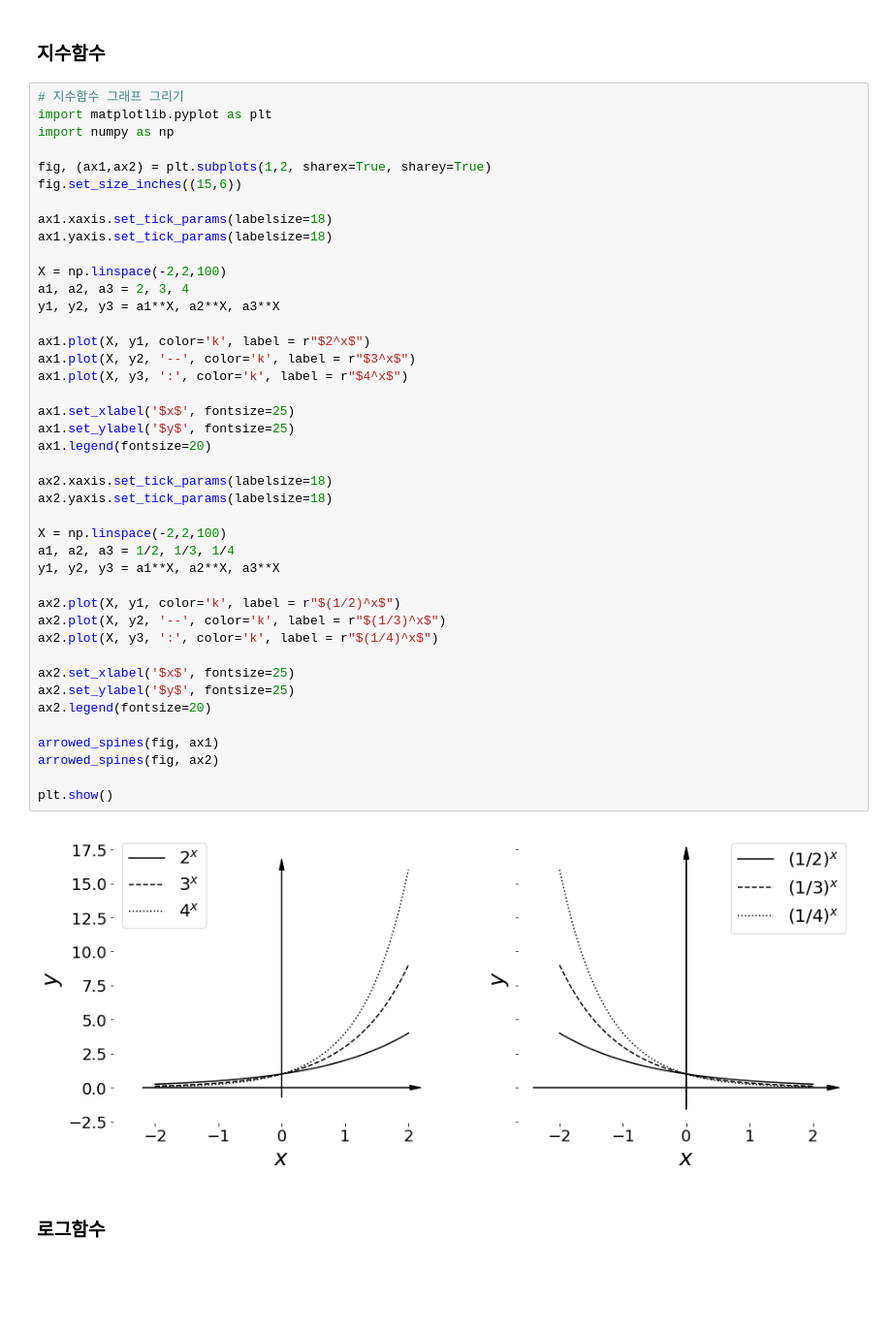
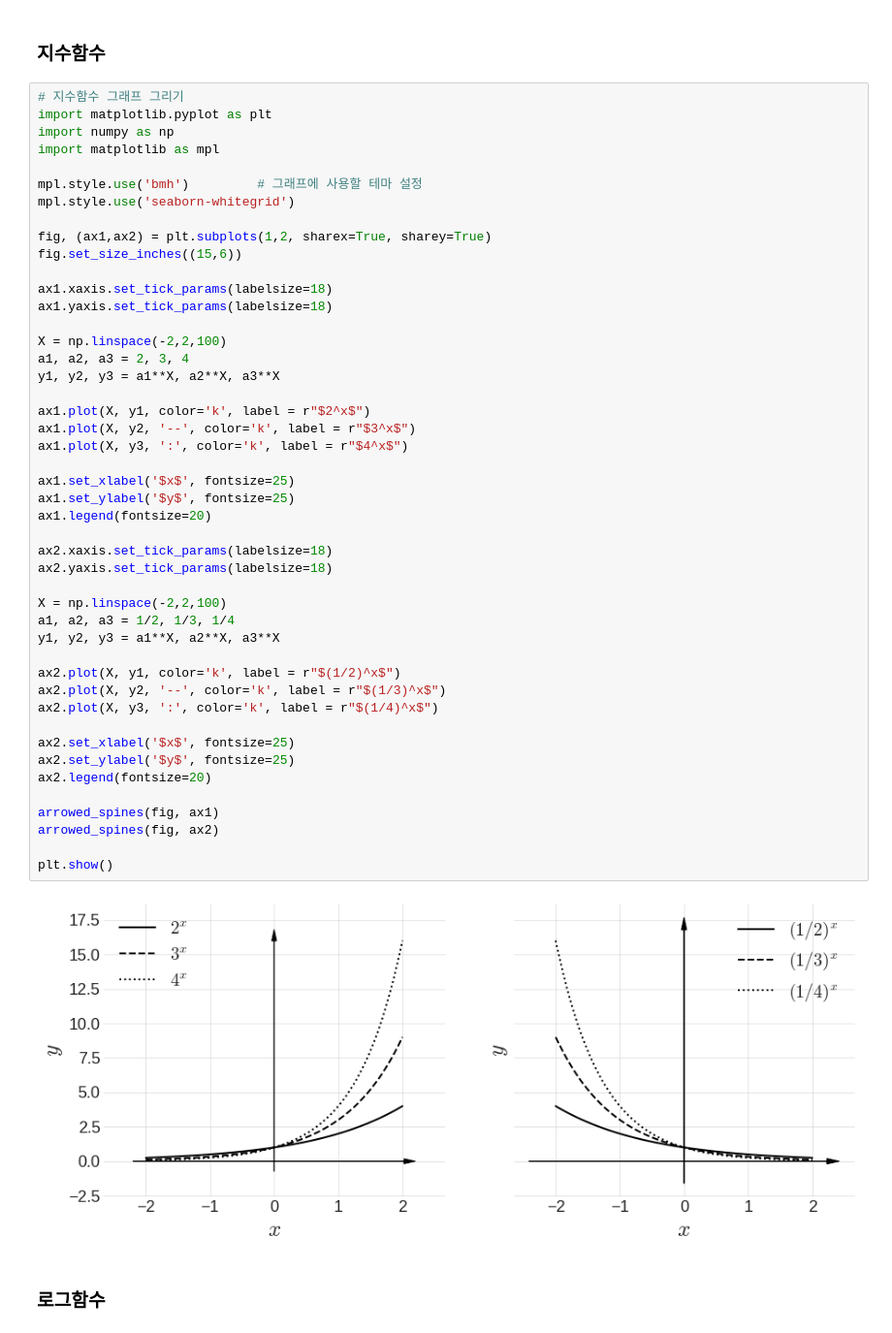
Before and after one commit to chw8207/math_basic, a Jupyter notebook: 함수.ipynb, the cells around one changed output. Shown: that part at 97% size. Cells and saved outputs as stored; diff of their text form; blank space fills up the shorter version.

```diff
--- a/함수.ipynb
+++ b/함수.ipynb
@@ -77,6 +77,10 @@ plt.show()
 # 지수함수 그래프 그리기
 import matplotlib.pyplot as plt
 import numpy as np
+import matplotlib as mpl
+
+mpl.style.use('bmh')         # 그래프에 사용할 테마 설정
+mpl.style.use('seaborn-whitegrid')
 
 fig, (ax1,ax2) = plt.subplots(1,2, sharex=True, sharey=True)
 fig.set_size_inches((15,6))
@@ -89,34 +93,34 @@ a1, a2, a3 = 2, 3, 4
 y1, y2, y3 = a1**X, a2**X, a3**X
 
 ax1.plot(X, y1, color='k', label = r"$2^x$")
 ax1.plot(X, y2, '--', color='k', label = r"$3^x$")
 ax1.plot(X, y3, ':', color='k', label = r"$4^x$")
 
 ax1.set_xlabel('$x$', fontsize=25)
 ax1.set_ylabel('$y$', fontsize=25)
 ax1.legend(fontsize=20)
 
 ax2.xaxis.set_tick_params(labelsize=18)
 ax2.yaxis.set_tick_params(labelsize=18)
 
 X = np.linspace(-2,2,100)
 a1, a2, a3 = 1/2, 1/3, 1/4
 y1, y2, y3 = a1**X, a2**X, a3**X
 
 ax2.plot(X, y1, color='k', label = r"$(1/2)^x$")
 ax2.plot(X, y2, '--', color='k', label = r"$(1/3)^x$")
 ax2.plot(X, y3, ':', color='k', label = r"$(1/4)^x$")
 
 ax2.set_xlabel('$x$', fontsize=25)
 ax2.set_ylabel('$y$', fontsize=25)
 ax2.legend(fontsize=20)
 
 arrowed_spines(fig, ax1)
 arrowed_spines(fig, ax2)
 
 plt.show()
 # %% [output]
-[figure, old version]
+[figure, new version]
 # %% [markdown]
 ### 로그함수
 # %%
```
Also changed, not shown: parts of 2 cells of this notebook.
